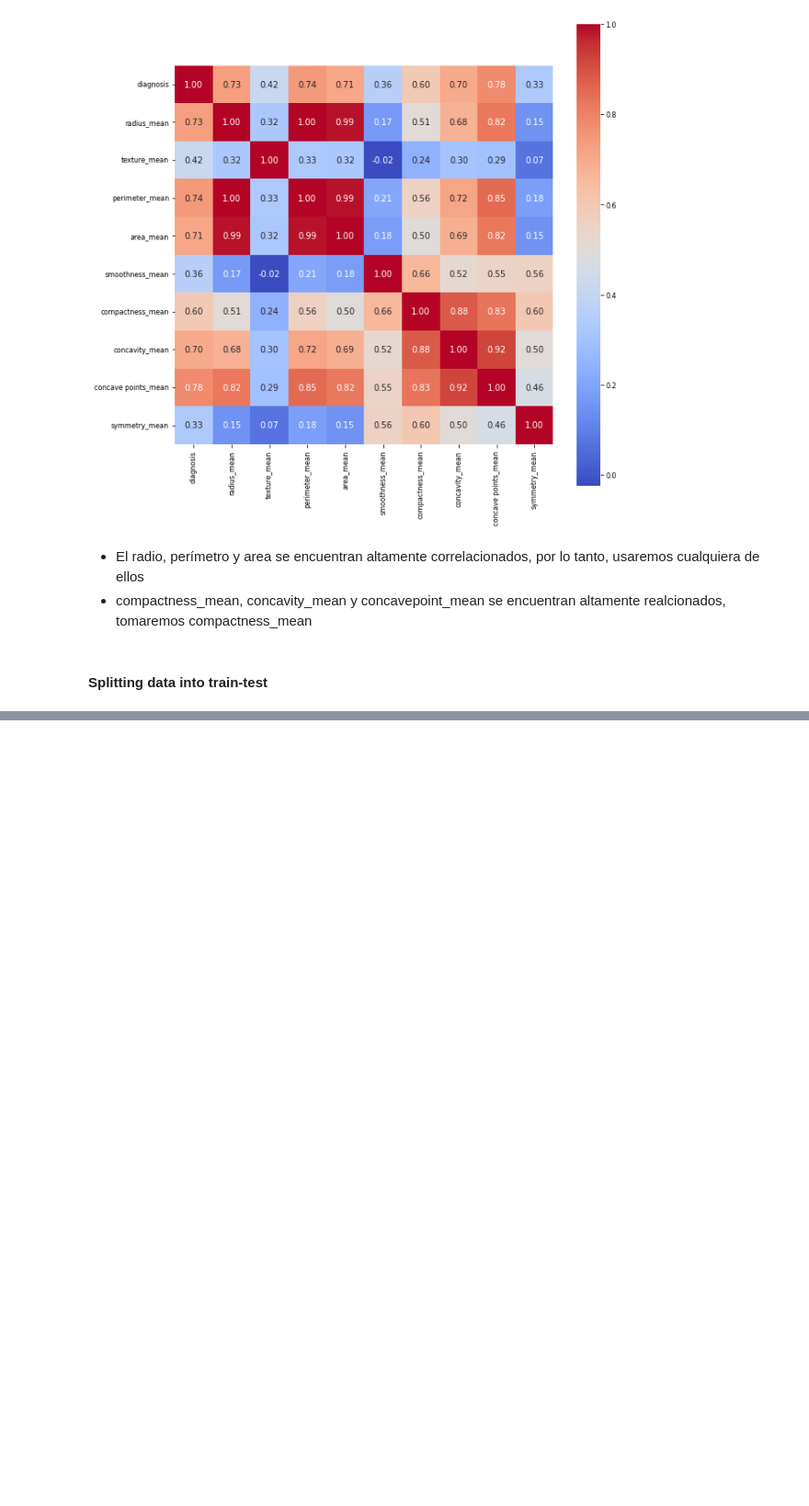
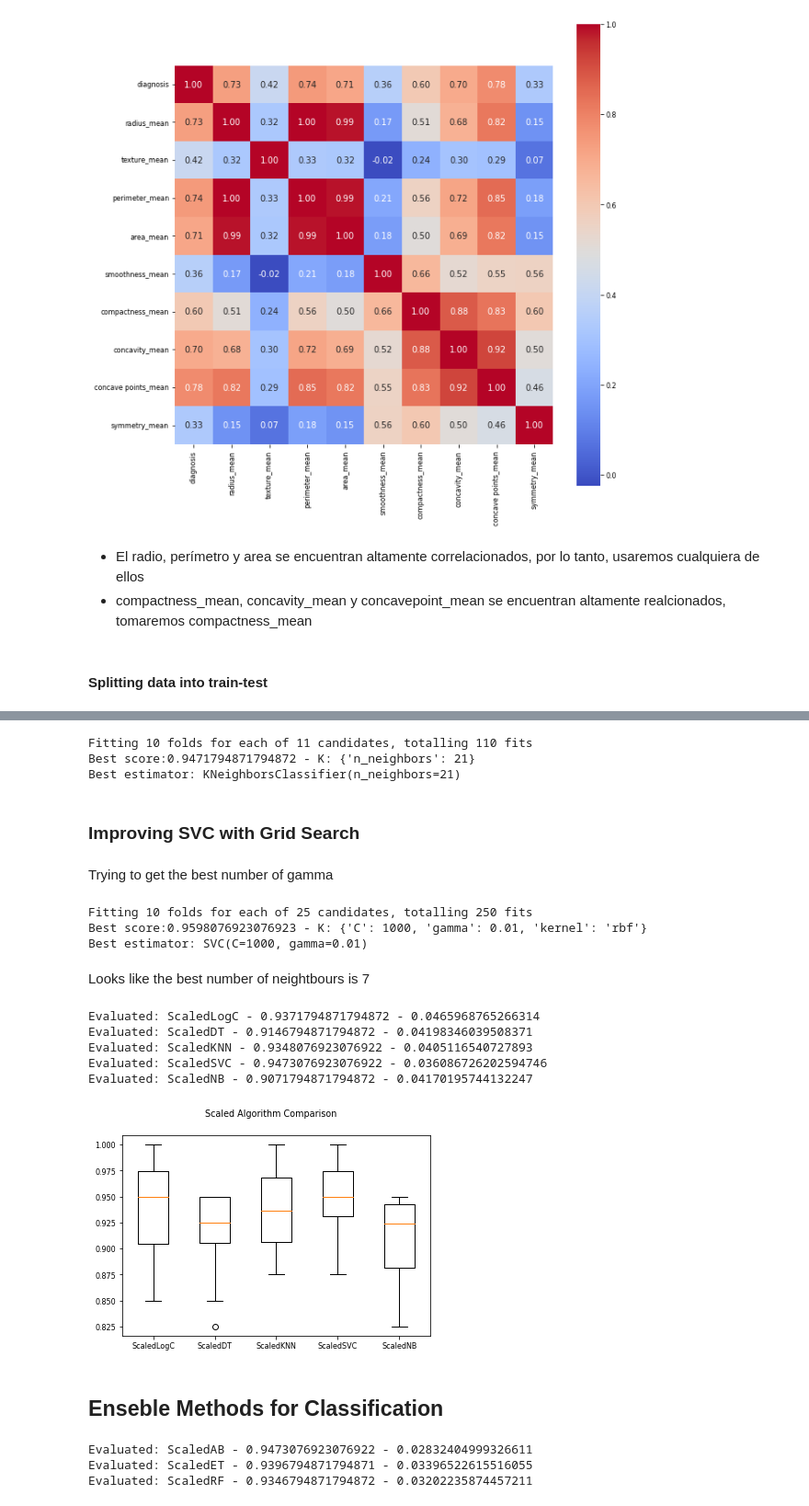
Before and after one commit to valenottaviano/Breast-Cancer-ML, a Jupyter notebook: Breast Cancer ML Diagnosis.ipynb, the cells around one changed output, grey strips where cells are left out. Shown at 92% size. Drawn from its saved outputs; the diff is of its cells as text; code cells hidden in the pictures; blank space fills up the shorter version.

```diff
--- a/Breast Cancer ML Diagnosis.ipynb
+++ b/Breast Cancer ML Diagnosis.ipynb
@@ -330,0 +332,26 @@ Cross-Validation Score : 93.215%
+# %%
+k_values = np.array([1,3,5,7,9,11,13,15,17,19,21])
+param_grid = dict(n_neighbors=k_values)
+model = KNeighborsClassifier()
+
+grid_search(model, param_grid, X_train)
+# %% [output]
+Fitting 10 folds for each of 11 candidates, totalling 110 fits
+Best score:0.9471794871794872 - K: {'n_neighbors': 21}
+Best estimator: KNeighborsClassifier(n_neighbors=21)
+# %% [markdown]
+### Improving SVC with Grid Search
+# %% [markdown]
+Trying to get the best number of gamma
+# %%
+param_grid = {'C': [0.1, 1, 10, 100, 1000],
+              'gamma': [1, 0.1, 0.01, 0.001, 0.0001],
+              'kernel': ['rbf']}
+model = SVC()
+grid_search(model, param_grid, X_train)
+# %% [output]
+Fitting 10 folds for each of 25 candidates, totalling 250 fits
+Best score:0.9598076923076923 - K: {'C': 1000, 'gamma': 0.01, 'kernel': 'rbf'}
+Best estimator: SVC(C=1000, gamma=0.01)
+# %% [markdown]
+Looks like the best number of neightbours is 7
@@ -330,0 +385,31 @@ Cross-Validation Score : 93.215%
+# %%
+results = []
+names = []
+num_folds = 10
+seed = 7
+scoring = 'accuracy'
+
+for name, model in pipelines:
+    kfold = KFold(n_splits=num_folds, shuffle=True, random_state=seed)
+    cv_results = cross_val_score(model, X_train, Y_train, cv=kfold, scoring=scoring)
+    results.append(cv_results)
+    names.append(name)
+    msg = f'Evaluated: {name} - {cv_results.mean()} - {cv_results.std()}'
+    print(msg)
+# %% [output]
+Evaluated: ScaledLogC - 0.9371794871794872 - 0.0465968765266314
+Evaluated: ScaledDT - 0.9146794871794872 - 0.04198346039508371
+Evaluated: ScaledKNN - 0.9348076923076922 - 0.0405116540727893
+Evaluated: ScaledSVC - 0.9473076923076922 - 0.036086726202594746
+Evaluated: ScaledNB - 0.9071794871794872 - 0.04170195744132247
+# %%
+fig = plt.figure()
+fig.suptitle('Scaled Algorithm Comparison')
+ax = fig.add_subplot(111)
+plt.boxplot(results)
+ax.set_xticklabels(names)
+plt.show()
+# %% [output]
+[figure, added]
+# %% [markdown]
+## Enseble Methods for Classification
@@ -330,0 +430,18 @@ Cross-Validation Score : 93.215%
+# %%
+results = []
+names = []
+num_folds = 10
+seed = 7
+scoring = 'accuracy'
+
+for name, model in ensembles:
+    kfold = KFold(n_splits=num_folds, random_state=seed, shuffle=True)
+    cv_results = cross_val_score(model, X_train, Y_train, cv=kfold, scoring=scoring)
+    results.append(cv_results)
+    names.append(name)
+    msg = f'Evaluated: {name} - {cv_results.mean()} - {cv_results.std()}'
+    print(msg)
+# %% [output]
+Evaluated: ScaledAB - 0.9473076923076922 - 0.02832404999326611
+Evaluated: ScaledET - 0.9396794871794871 - 0.03396522615516055
+Evaluated: ScaledRF - 0.9346794871794872 - 0.03202235874457211
```
Also changed, not shown: parts of 31 cells of this notebook.
